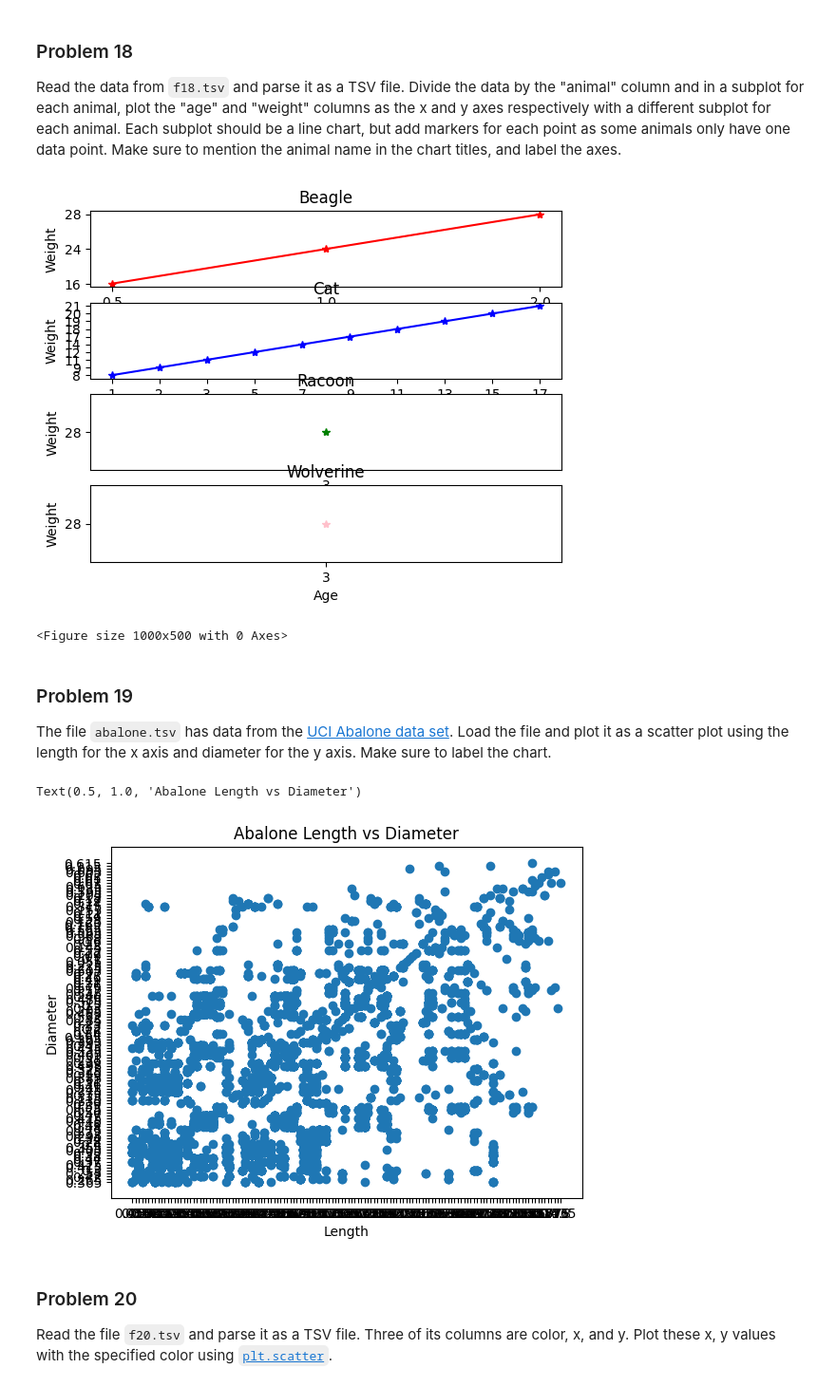
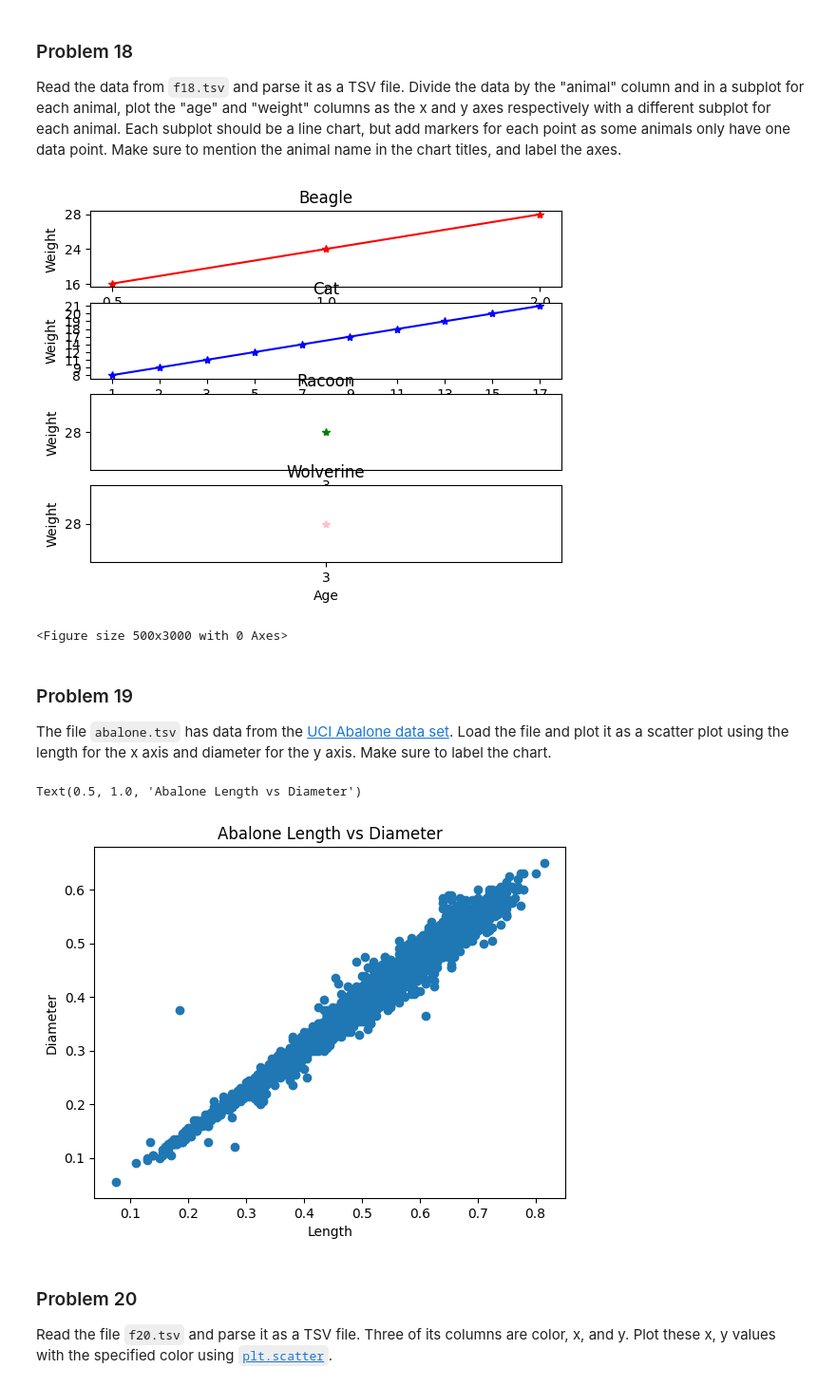
Before and after one commit to bvanson/dx602-homework-05, a Jupyter notebook: homeworTest.ipynb, the cells around one changed output. Shown at 95% size. Drawn from its saved outputs; the diff is of its cells as text; code cells hidden in the pictures.

```diff
--- a/homeworTest.ipynb
+++ b/homeworTest.ipynb
@@ -374,8 +374,8 @@ with open('f11.csv') as file:
 
     reader = csv.reader(file)
     for row in reader:
-        x.append(row[1])
-        y.append(row[2])
+        x.append(float(row[1]))
+        y.append(float(row[2]))
 
 plt.scatter(x,y)
 plt.xlabel('X values')
@@ -568,11 +568,11 @@ for each_animal in dict:
     plt.ylabel('Weight')
     i += 1
 
-plt.figure(figsize=(10,5))
-plt.subplots_adjust(hspace = .2, wspace = .4)
+plt.figure(figsize=(5,30))
+plt.subplots_adjust(hspace = 1, wspace = .4)
 # %% [output]
 [figure]
-<Figure size 1000x500 with 0 Axes>
+<Figure size 500x3000 with 0 Axes>
 # %% [markdown]
 ### Problem 19
 
@@ -582,29 +582,29 @@ Make sure to label the chart.
 # %%
 # YOUR CHANGES HERE
 
 with open('abalone.tsv') as fp:
     header = fp.readline()
     header = header.rstrip("\n").split('\t')
     x_index = header.index('Length')
     y_index = header.index('Diameter')
 
     #print(x_index, y_index)
     x = []
     y = []
     for line in fp:
         line = line.rstrip("\n").split('\t')
         #print(line)
-        x.append(line[x_index])
-        y.append(line[y_index])
+        x.append(float(line[x_index]))
+        y.append(float(line[y_index]))
 #print(x)
 #print(y)
 plt.scatter(x,y)
 plt.xlabel('Length')
 plt.ylabel('Diameter')
 plt.title('Abalone Length vs Diameter')
 # %% [output]
 Text(0.5, 1.0, 'Abalone Length vs Diameter')
-[figure, old version]
+[figure, new version]
 # %% [markdown]
 ### Problem 20
 
```
Also changed, not shown: parts of 2 cells of this notebook.
